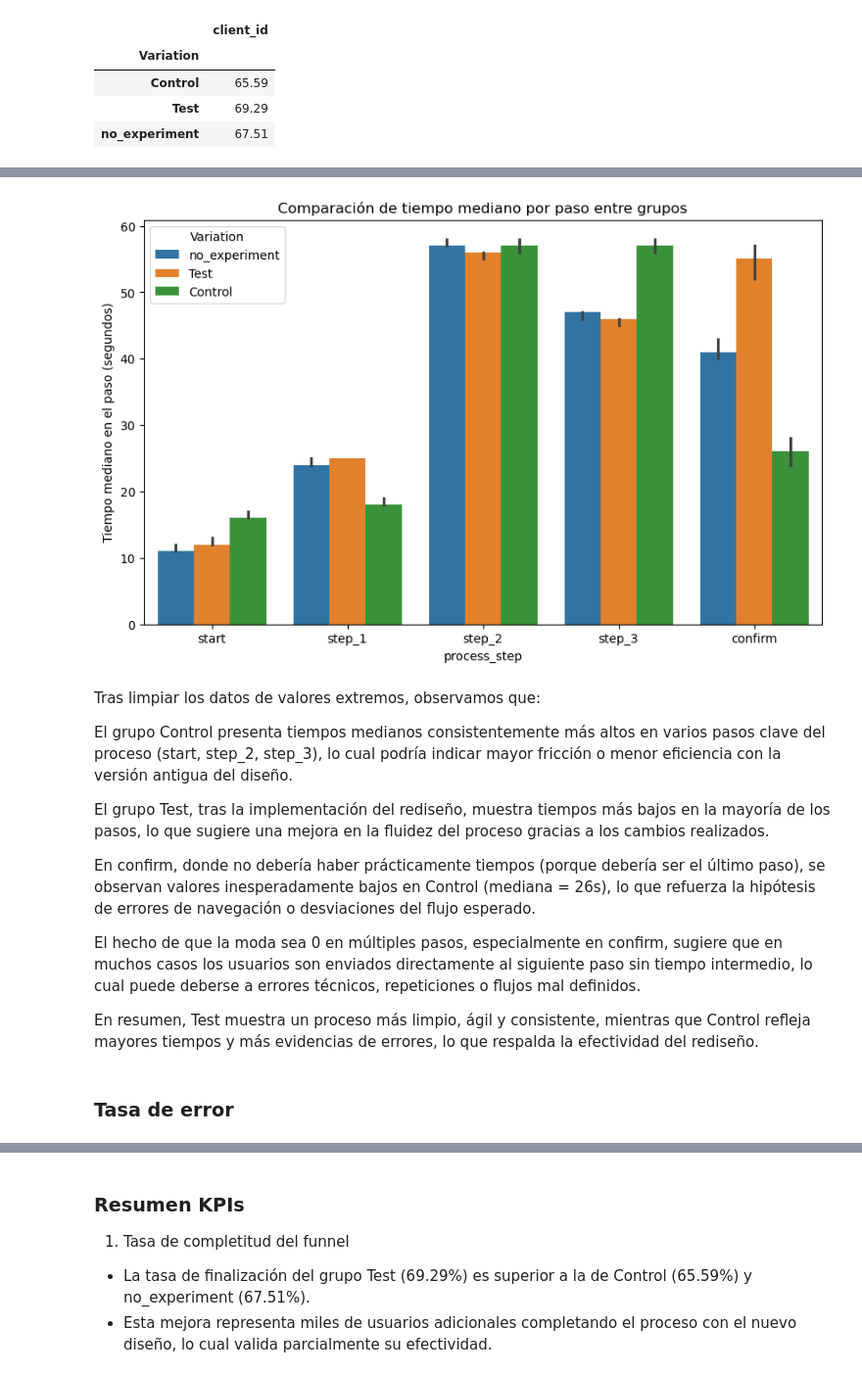
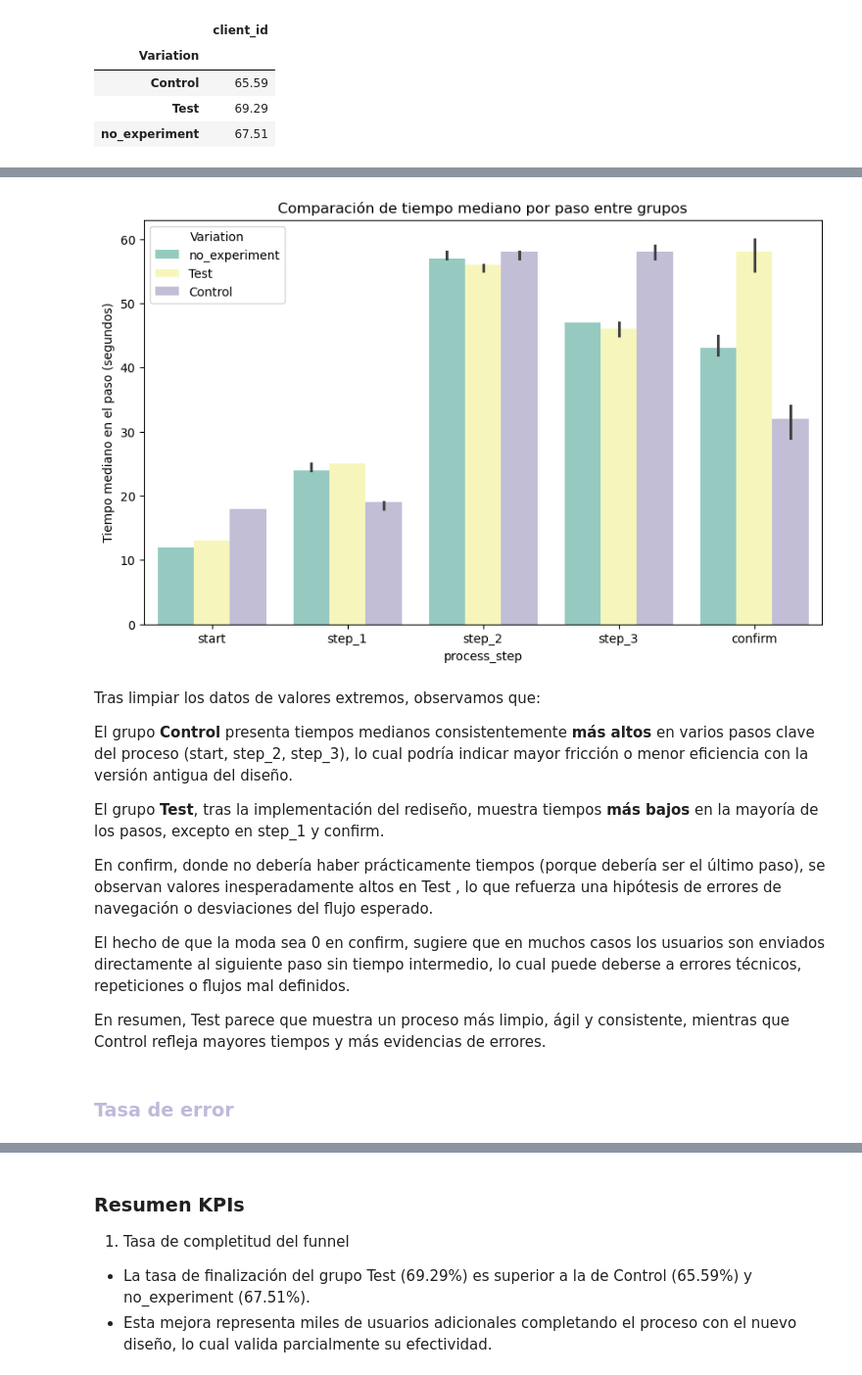
Before and after one commit to JimenezRoDA/vanguard-ab-test, a Jupyter notebook: notebooks/vanguard-ab-test.ipynb, the cells around one changed output, grey strips where cells are left out. Shown at 98% size. Saved outputs shown, nothing was run; the diff lists cells and outputs as text; code cells hidden in the pictures.

```diff
--- a/notebooks/vanguard-ab-test.ipynb
+++ b/notebooks/vanguard-ab-test.ipynb
@@ -403,5 +418,7 @@ df_web_v.head()
 | 2 | 169 | 201385055_71273495308 | 749567106_99161211863_557568 | step_2 | 2017-04-12 20:20:31 | NaN |
 | 3 | 169 | 201385055_71273495308 | 749567106_99161211863_557568 | step_1 | 2017-04-12 20:19:45 | NaN |
 | 4 | 169 | 201385055_71273495308 | 749567106_99161211863_557568 | start | 2017-04-12 20:19:36 | NaN |
+# %%
+df_web_v = df_web_v.drop_duplicates()
 # %%
 df_web_v['Variation'] = df_web_v['Variation'].fillna('no_experiment')
@@ -610,24 +627,24 @@ kpis
 # %%
 plt.figure(figsize=(10, 6))
-sns.barplot(data=df_time_clean, x='process_step', y='time_diff_sec', hue='Variation',estimator=np.median)
+sns.barplot(data=df_time_clean, x='process_step', y='time_diff_sec', hue='Variation',estimator=np.median, palette='Set3')
 plt.ylabel('Tiempo mediano en el paso (segundos)')
 plt.title('Comparación de tiempo mediano por paso entre grupos')
 plt.show()
 # %% [output]
-[figure, old version]
+[figure, new version]
 # %% [markdown]
 Tras limpiar los datos de valores extremos, observamos que:
 
 
-El grupo Control presenta tiempos medianos consistentemente más altos en varios pasos clave del proceso (start, step_2, step_3), lo cual podría indicar mayor fricción o menor eficiencia con la versión antigua del diseño.
+El grupo **Control** presenta tiempos medianos consistentemente **más altos** en varios pasos clave del proceso (start, step_2, step_3), lo cual podría indicar mayor fricción o menor eficiencia con la versión antigua del diseño.
 
-El grupo Test, tras la implementación del rediseño, muestra tiempos más bajos en la mayoría de los pasos, lo que sugiere una mejora en la fluidez del proceso gracias a los cambios realizados.
+El grupo **Test**, tras la implementación del rediseño, muestra tiempos **más bajos** en la mayoría de los pasos, excepto en step_1 y confirm.
 
-En confirm, donde no debería haber prácticamente tiempos (porque debería ser el último paso), se observan valores inesperadamente bajos en Control (mediana = 26s), lo que refuerza la hipótesis de errores de navegación o desviaciones del flujo esperado.
+En confirm, donde no debería haber prácticamente tiempos (porque debería ser el último paso), se observan valores inesperadamente altos en Test , lo que refuerza una hipótesis de errores de navegación o desviaciones del flujo esperado.
 
-El hecho de que la moda sea 0 en múltiples pasos, especialmente en confirm, sugiere que en muchos casos los usuarios son enviados directamente al siguiente paso sin tiempo intermedio, lo cual puede deberse a errores técnicos, repeticiones o flujos mal definidos.
+El hecho de que la moda sea 0 en confirm, sugiere que en muchos casos los usuarios son enviados directamente al siguiente paso sin tiempo intermedio, lo cual puede deberse a errores técnicos, repeticiones o flujos mal definidos.
 
-En resumen, Test muestra un proceso más limpio, ágil y consistente, mientras que Control refleja mayores tiempos y más evidencias de errores, lo que respalda la efectividad del rediseño.
+En resumen, Test parece que muestra un proceso más limpio, ágil y consistente, mientras que Control refleja mayores tiempos y más evidencias de errores.
-# %% [markdown]
-### Tasa de error
+# %% [markdown]
+<h3 style="color: 	#BEBADA;"><strong>Tasa de error</strong></h3>
 # %% [markdown]
```
Also changed, not shown: parts of 134 cells of this notebook.
